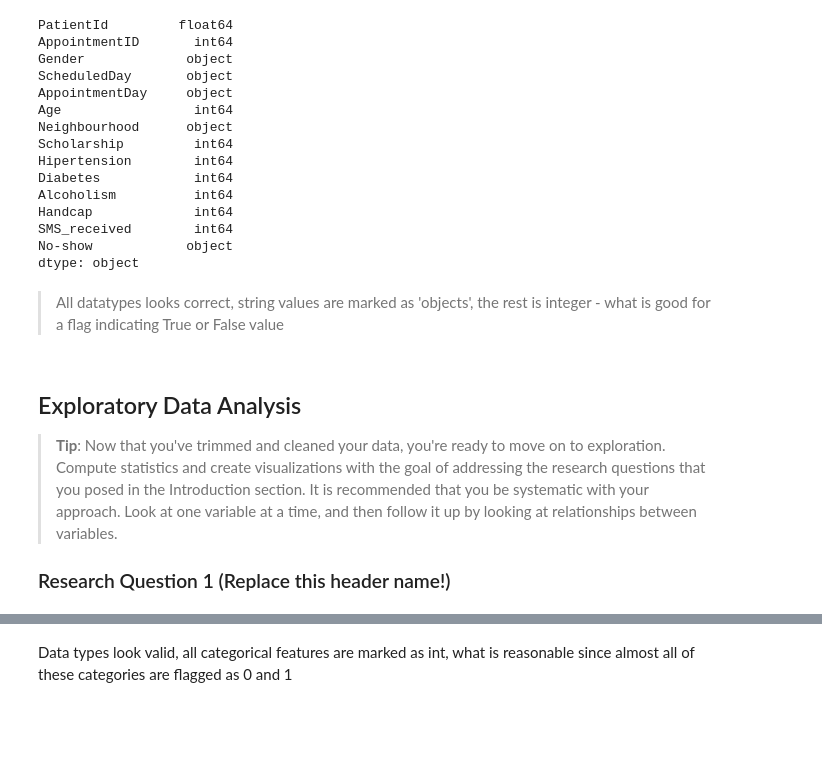
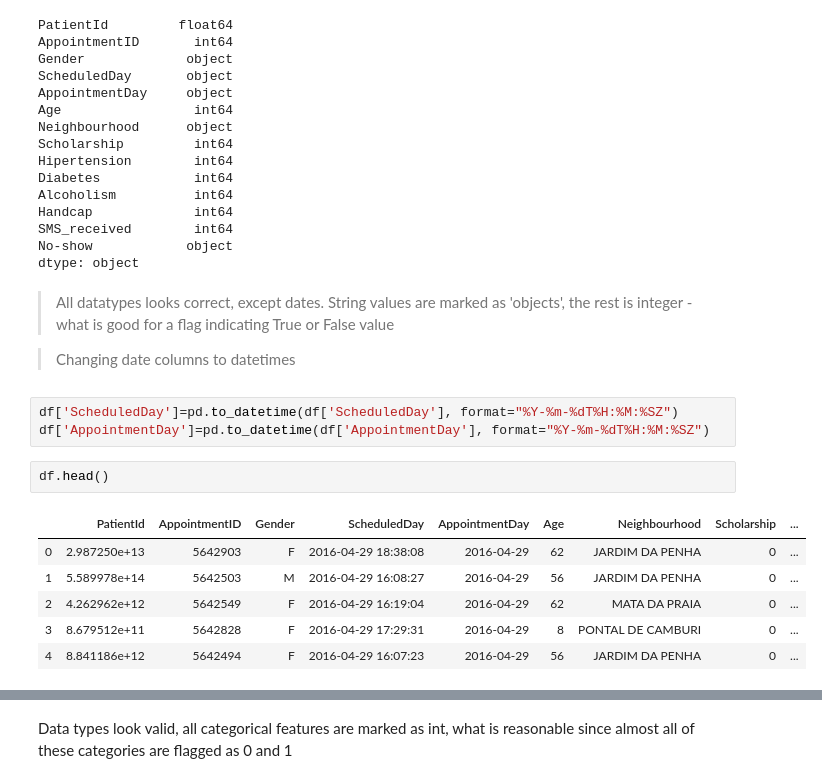
Before and after one commit to iamjakkie/No-show-analysis, a Jupyter notebook: No-show-analysis.ipynb, the cells around one changed output, grey strips where cells are left out. Cells and saved outputs as stored; diff of their text form; blank space fills up the shorter version.

```diff
--- a/No-show-analysis.ipynb
+++ b/No-show-analysis.ipynb
@@ -127,11 +134,18 @@ SMS_received        int64
 No-show            object
 dtype: object
 # %% [markdown]
-> All datatypes looks correct, string values are marked as 'objects', the rest is integer - what is good for a flag indicating True or False value
+> All datatypes looks correct, except dates. String values are marked as 'objects', the rest is integer - what is good for a flag indicating True or False value
+
+> Changing date columns to datetimes
-# %% [markdown]
-<a id='eda'></a>
-## Exploratory Data Analysis
-
-> **Tip**: Now that you've trimmed and cleaned your data, you're ready to move on to exploration. Compute statistics and create visualizations with the goal of addressing the research questions that you posed in the Introduction section. It is recommended that you be systematic with your approach. Look at one variable at a time, and then follow it up by looking at relationships between variables.
-
-### Research Question 1 (Replace this header name!)
+# %%
+df['ScheduledDay']=pd.to_datetime(df['ScheduledDay'], format="%Y-%m-%dT%H:%M:%SZ")
+df['AppointmentDay']=pd.to_datetime(df['AppointmentDay'], format="%Y-%m-%dT%H:%M:%SZ")
+# %%
+df.head()
+# %% [output]
+|  | PatientId | AppointmentID | Gender | ScheduledDay | AppointmentDay | Age | Neighbourhood | Scholarship | ... |
+| 0 | 2.987250e+13 | 5642903 | F | 2016-04-29 18:38:08 | 2016-04-29 | 62 | JARDIM DA PENHA | 0 | ... |
+| 1 | 5.589978e+14 | 5642503 | M | 2016-04-29 16:08:27 | 2016-04-29 | 56 | JARDIM DA PENHA | 0 | ... |
+| 2 | 4.262962e+12 | 5642549 | F | 2016-04-29 16:19:04 | 2016-04-29 | 62 | MATA DA PRAIA | 0 | ... |
+| 3 | 8.679512e+11 | 5642828 | F | 2016-04-29 17:29:31 | 2016-04-29 | 8 | PONTAL DE CAMBURI | 0 | ... |
+| 4 | 8.841186e+12 | 5642494 | F | 2016-04-29 16:07:23 | 2016-04-29 | 56 | JARDIM DA PENHA | 0 | ... |
```
Also changed, not shown: parts of 15 cells of this notebook.
